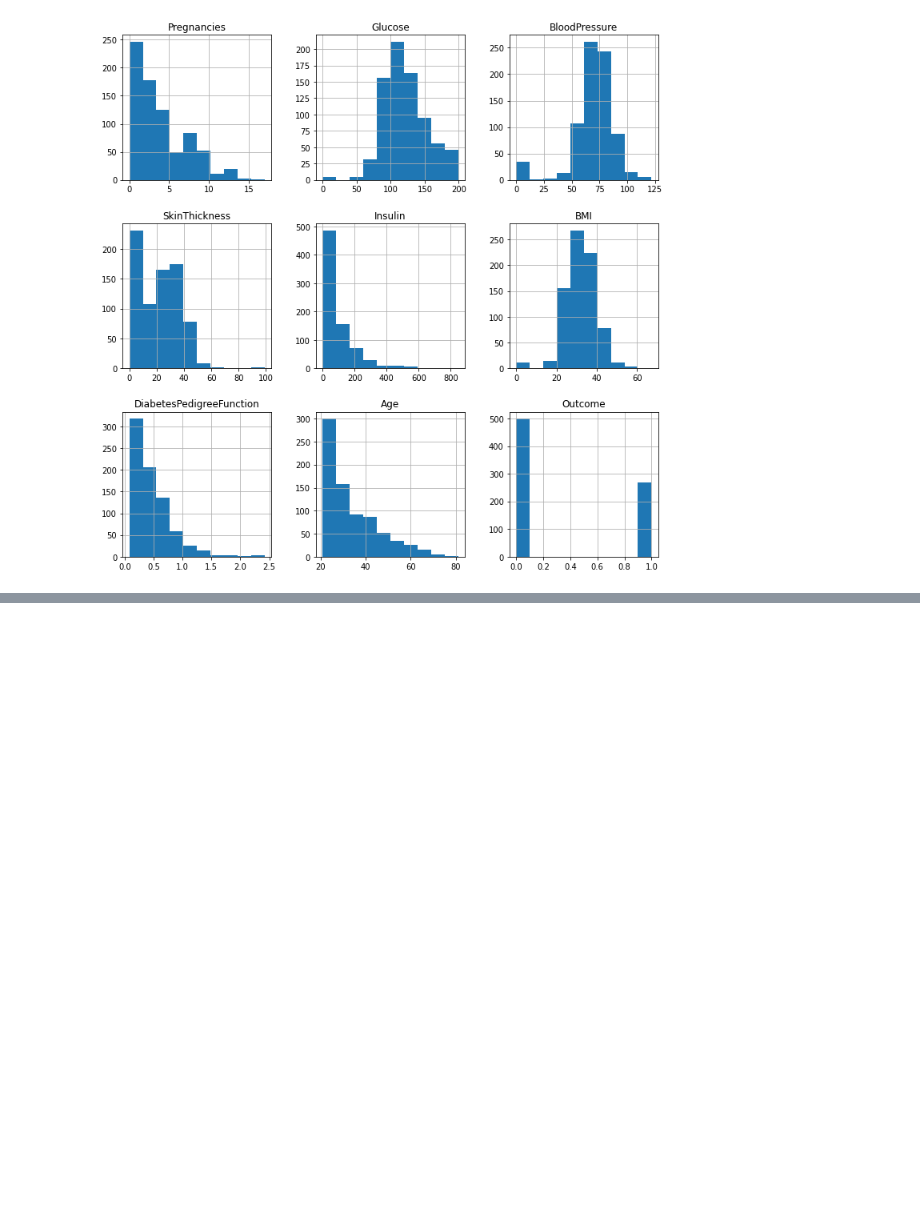
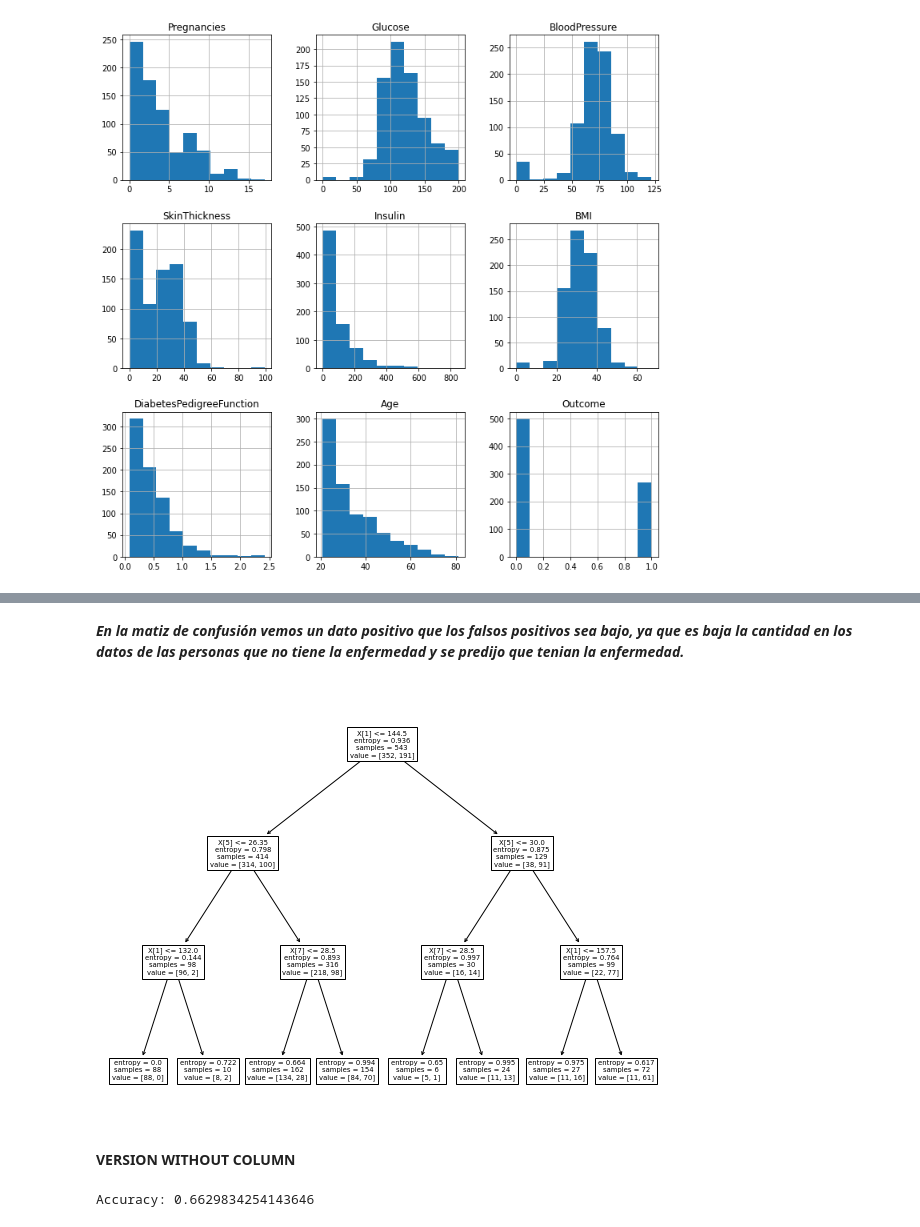
Before and after one commit to luisOliari/DECISION-TREE-ALGO, a Jupyter notebook: src/explore.ipynb, the cells around one changed output, grey strips where cells are left out. Drawn from its saved outputs; the diff is of its cells as text; code cells hidden in the pictures; blank space fills up the shorter version.

```diff
--- a/src/explore.ipynb
+++ b/src/explore.ipynb
@@ -222,0 +320,10 @@ X_train, X_test, y_train, y_test = train_test_split(X, y, random_state=40)
+# %% [markdown]
+***En la matiz de confusión vemos un dato positivo que los falsos positivos sea bajo, ya que es baja la cantidad en los datos de las personas que no tiene la enfermedad y se predijo que tenian la enfermedad.***
+# %%
+plt.figure(figsize=(10,8))
+plot_tree(clf1)
+plt.show()
+# %% [output]
+[figure, added]
+# %% [markdown]
+**VERSION WITHOUT COLUMN**
@@ -222,0 +337,10 @@ X_train, X_test, y_train, y_test = train_test_split(X, y, random_state=40)
+# %%
+clf2 = DecisionTreeClassifier(criterion='entropy',
+                             min_samples_split=20,
+                             min_samples_leaf=20,
+                             random_state=0, max_depth=3)
+
+clf2.fit(X2_train, y2_train)
+print('Accuracy:',clf2.score(X2_test, y2_test))
+# %% [output]
+Accuracy: 0.6629834254143646
```
Also changed, not shown: parts of 45 cells of this notebook, 1 other file.
